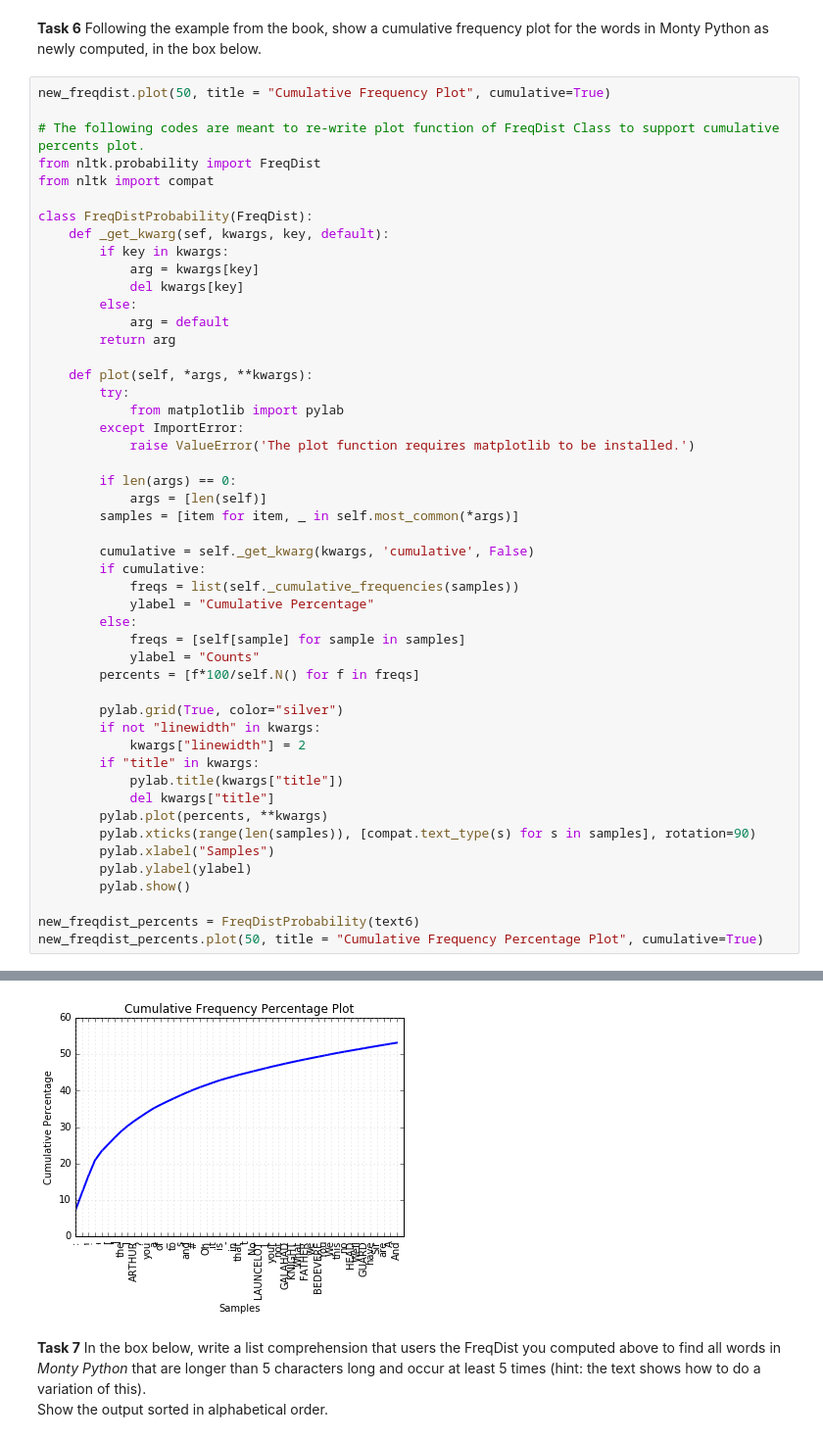
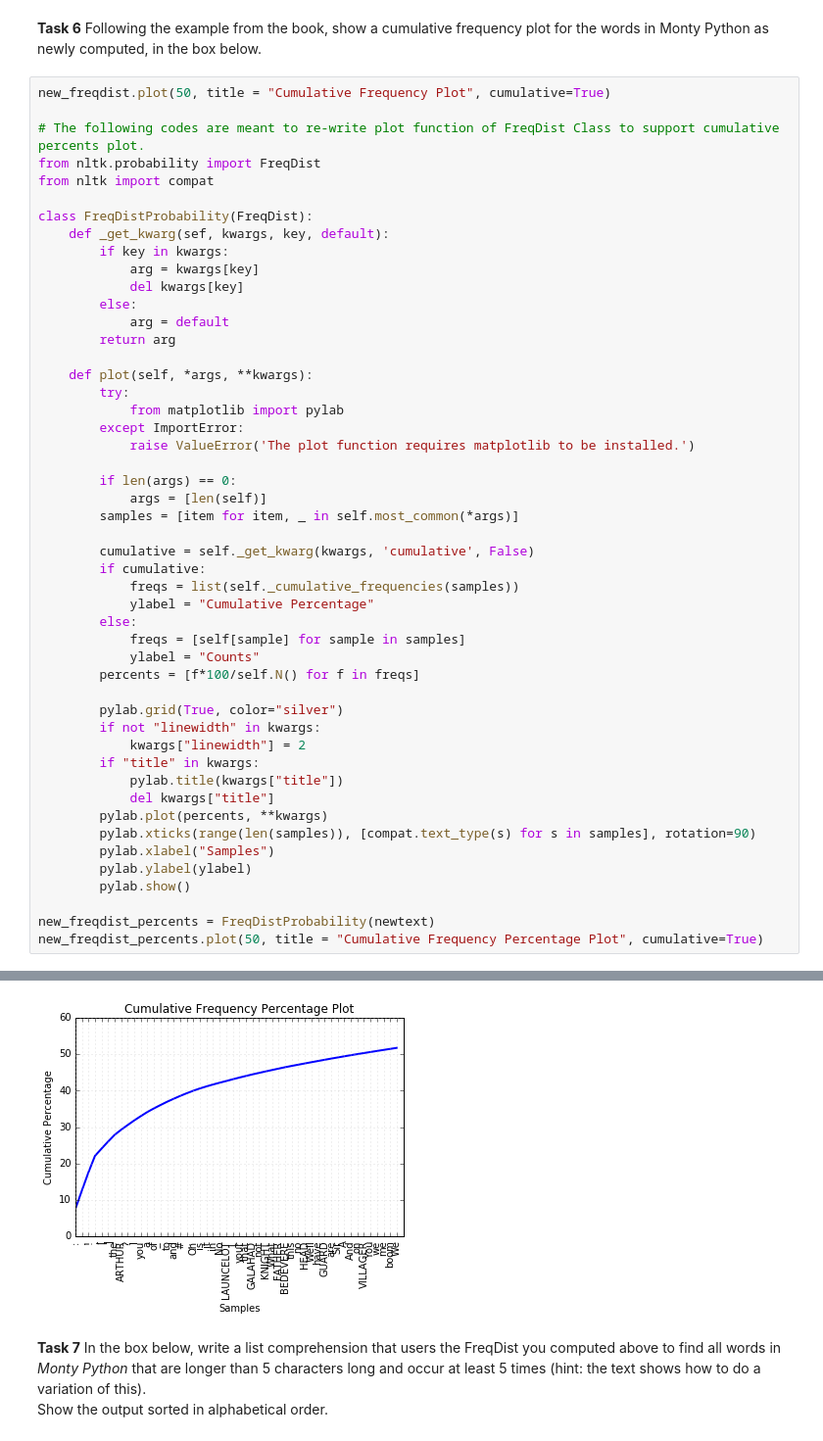
Before and after one commit to dalmia-nihar/info256, a Jupyter notebook: assignment_2/nltk_frequency_distribution_object.ipynb, the cells around one changed output, grey strips where cells are left out. Shown: that part at 98% size. Drawn from its saved outputs; the diff is of its cells as text.

Commit message:
fix issue that using the wrong text file.

```diff
--- a/assignment_2/nltk_frequency_distribution_object.ipynb
+++ b/assignment_2/nltk_frequency_distribution_object.ipynb
@@ -170,6 +170,6 @@ class FreqDistProbability(FreqDist):
         pylab.ylabel(ylabel)
         pylab.show()
 
-new_freqdist_percents = FreqDistProbability(text6)
+new_freqdist_percents = FreqDistProbability(newtext)
 new_freqdist_percents.plot(50, title = "Cumulative Frequency Percentage Plot", cumulative=True)
 # %% [output]
@@ -177,4 +177,4 @@ new_freqdist_percents.plot(50, title = "Cumulative Frequency Percentage Plot", c
-[figure, old version]
+[figure, new version]
 # %% [markdown]
 **Task 7** In the box below, write a list comprehension that users the FreqDist you computed above to find all words in *Monty Python* that are longer than 5 characters long and occur at least 5 times (hint: the text shows how to do a variation of this).
 Show the output sorted in alphabetical order.
```
Also changed, not shown: parts of 3 cells of this notebook.
